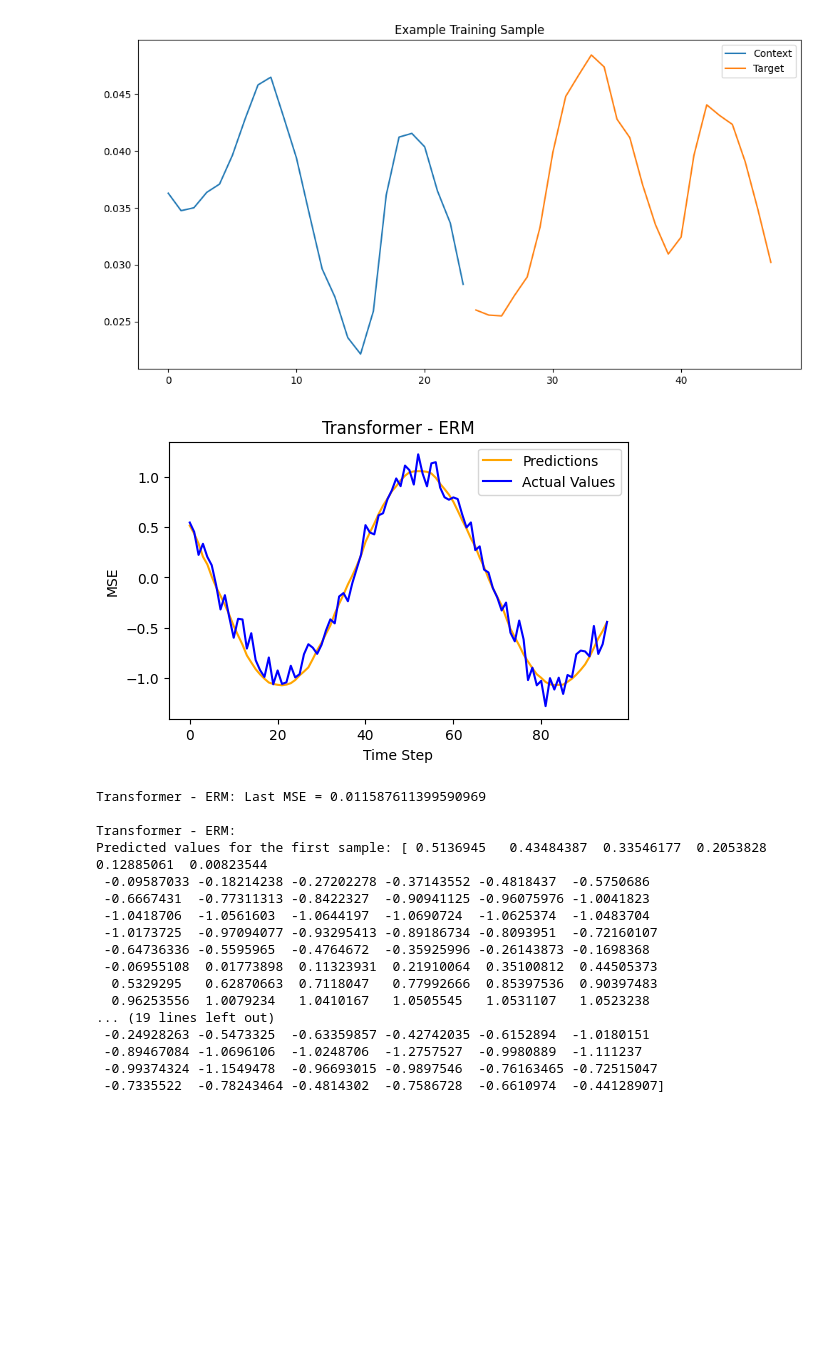
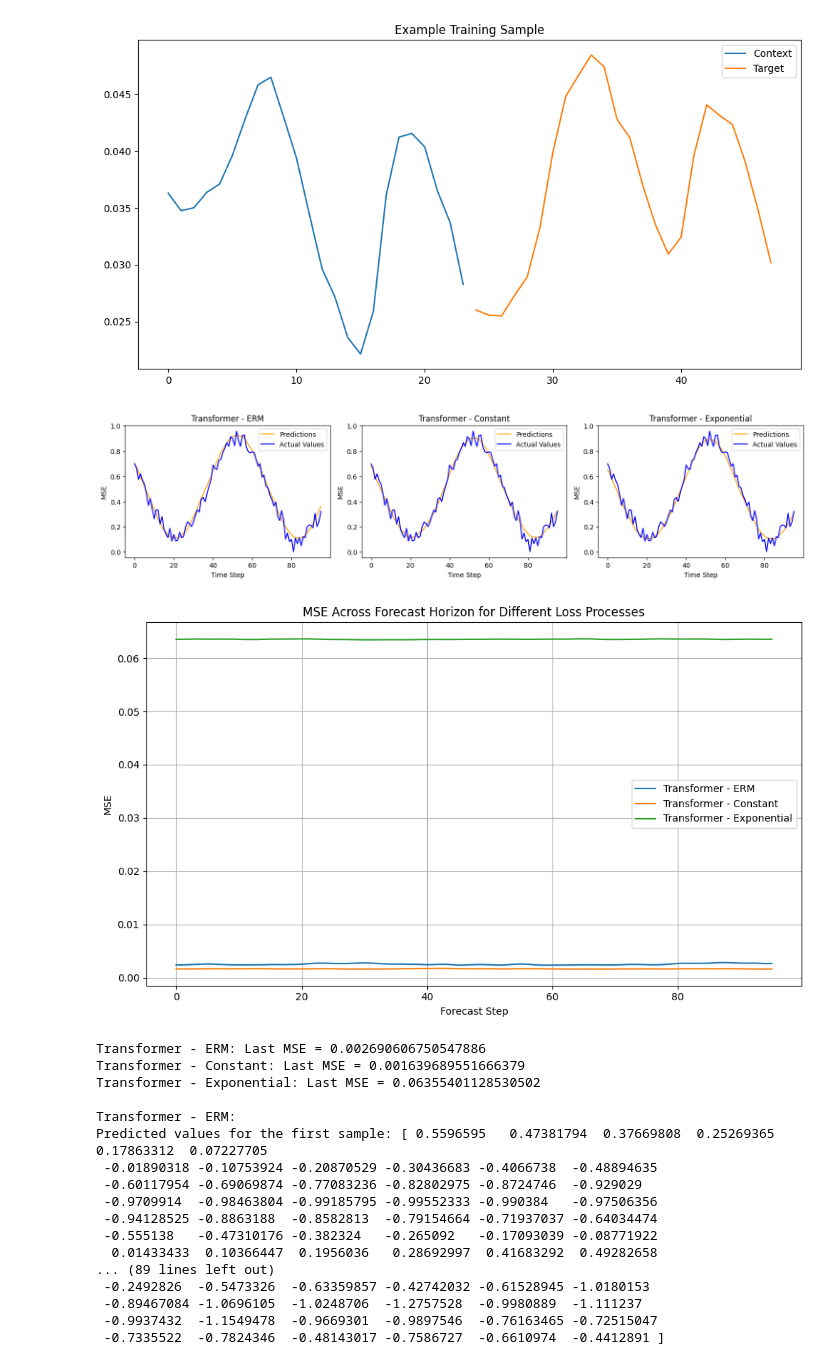
Before and after one commit to basugautam/Reproducibility-Challenge-Project, a Jupyter notebook: Project_Model.ipynb, the cells around one changed output. Cells and saved outputs as stored; diff of their text form; code cells hidden in the pictures; blank space fills up the shorter version.

Commit message:
Modeling of multi transformer model with Transformer training output

```diff
--- a/Project_Model.ipynb
+++ b/Project_Model.ipynb
@@ -429,6 +537,7 @@ def run_experiment(models, loss_processes, data, context_length, pred_length, ep
                 'train_loss': train_loss,
                 'val_loss': val_loss,
                 'final_step_loss': val_loss[-1],  # Final validation step losses
+                'val_loss_per_step': val_loss[-1],
                 'predictions': trainer.predict(X_val)  # Predictions for validation set
             }
 
@@ -466,6 +575,29 @@ def print_last_mse(results):
         model_name, process = key.split('_')
         print(f"{model_name} - {process}: Last MSE = {result['final_step_loss'][-1]}")
 
+def plot_mse_comparison(results, pred_length):
+    """Plot the MSE for ERM, Constant, and Exponential loss processes on the same plot."""
+    plt.figure(figsize=(10, 6))
+
+    for key, result in results.items():
+        model_name, process = key.split('_')
+
+        if process in ['ERM', 'Constant', 'Exponential']:
+            if 'val_loss_per_step' in result:
+                mse_values = result['val_loss_per_step']  # shape: (pred_length,)
+                plt.plot(np.arange(pred_length), mse_values, label=f"{model_name} - {process}")
+            else:
+                print(f"[Warning] No per-step MSE for {key}, skipping.")
+
+    plt.xlabel('Forecast Step')
+    plt.ylabel('MSE')
+    plt.title('MSE Across Forecast Horizon for Different Loss Processes')
+    plt.legend()
+    plt.grid(True)
+    plt.tight_layout()
+    plt.show()
+
+
 ## Main Execution ---------------------------------------------------------------
 
 def main():
@@ -478,16 +610,19 @@ def main():
     data = np.sin(time) + 0.1 * np.random.randn(len(time))
     data = data.reshape(-1, 1)  # (n_samples, n_features)
 
+    scaler = MinMaxScaler()
+    data = scaler.fit_transform(data)
+
     # Experiment parameters
     context_length = 96
     pred_length = 96
     epochs = 20
 
     # Models to test
-    #models = [Transformer, Informer, Autoformer]
+    #models = [Transformer, NonstationaryTransformer, Pyraformer, Reformer, Informer, Autoformer]
     #loss_processes = ['ERM', 'Constant', 'Exponential']
     models = [Transformer]
-    loss_processes = ['ERM']
+    loss_processes = [ 'ERM', 'Constant', 'Exponential']
 
 
     # Run experiment
@@ -495,49 +630,56 @@ def main():
 
     # Get X_val and y_val from the run_experiment function
     X, y = prepare_data(data, context_length, pred_length)
     split_idx = int(0.8 * len(X))
     X_val, y_val = X[split_idx:], y[split_idx:]
     X_val = torch.FloatTensor(X_val)
     y_val = torch.FloatTensor(y_val)
 
 
     # Plot results
     plot_results(results, pred_length,  X_val, y_val)
-    #plot_results(results, pred_length,  X_val, y_val, predictions, actual_values)
+    plot_mse_comparison(results, pred_length)
 
 
     # Print last MSE values for all models and loss processes
     print_last_mse(results)
 
     # Print predictions and actual values for all model-loss combinations
     for key, result in results.items():
         model_name, process = key.split('_')
         predictions = result['predictions']
         actual_values = y_val.numpy()
+        try:
+          actual_values = scaler.inverse_transform(actual_values.reshape(-1, actual_values.shape[-1])).reshape(actual_values.shape)
+          predictions = scaler.inverse_transform(predictions.reshape(-1, predictions.shape[-1])).reshape(predictions.shape)
+        except:
+          print("Skipping inverse transform (scaler not available)")
+
         print(f"\n{model_name} - {process}:")
         print(f"Predicted values for the first sample: {predictions[0, :, 0]}")
         print(f"Actual values for the first sample: {actual_values[0, :, 0]}")
 
 
 
 if __name__ == "__main__":
     main()
 # %% [output]
-[figure, old version]
+[figure, new version]
+[figure, added]
-Transformer - ERM: Last MSE = 0.011587611399590969
+Transformer - ERM: Last MSE = 0.002690606750547886
+Transformer - Constant: Last MSE = 0.001639689551666379
+Transformer - Exponential: Last MSE = 0.06355401128530502
 
 Transformer - ERM:
-Predicted values for the first sample: [ 0.5136945   0.43484387  0.33546177  0.2053828   0.12885061  0.00823544
- -0.09587033 -0.18214238 -0.27202278 -0.37143552 -0.4818437  -0.5750686
- -0.6667431  -0.77311313 -0.8422327  -0.90941125 -0.96075976 -1.0041823
- -1.0418706  -1.0561603  -1.0644197  -1.0690724  -1.0625374  -1.0483704
- -1.0173725  -0.97094077 -0.93295413 -0.89186734 -0.8093951  -0.72160107
- -0.64736336 -0.5595965  -0.4764672  -0.35925996 -0.26143873 -0.1698368
- -0.06955108  0.01773898  0.11323931  0.21910064  0.35100812  0.44505373
-  0.5329295   0.62870663  0.7118047   0.77992666  0.85397536  0.90397483
-  0.96253556  1.0079234   1.0410167   1.0505545   1.0531107   1.0523238
-... (19 lines left out)
- -0.24928263 -0.5473325  -0.63359857 -0.42742035 -0.6152894  -1.0180151
- -0.89467084 -1.0696106  -1.0248706  -1.2757527  -0.9980889  -1.111237
- -0.99374324 -1.1549478  -0.96693015 -0.9897546  -0.76163465 -0.72515047
- -0.7335522  -0.78243464 -0.4814302  -0.7586728  -0.6610974  -0.44128907]
+Predicted values for the first sample: [ 0.5596595   0.47381794  0.37669808  0.25269365  0.17863312  0.07227705
+ -0.01890318 -0.10753924 -0.20870529 -0.30436683 -0.4066738  -0.48894635
+ -0.60117954 -0.69069874 -0.77083236 -0.82802975 -0.8724746  -0.929029
+ -0.9709914  -0.98463804 -0.99185795 -0.99552333 -0.990384   -0.97506356
+ -0.94128525 -0.8863188  -0.8582813  -0.79154664 -0.71937037 -0.64034474
+ -0.555138   -0.47310176 -0.382324   -0.265092   -0.17093039 -0.08771922
+  0.01433433  0.10366447  0.1956036   0.28692997  0.41683292  0.49282658
+... (89 lines left out)
+ -0.2492826  -0.5473326  -0.63359857 -0.42742032 -0.61528945 -1.0180153
+ -0.89467084 -1.0696105  -1.0248706  -1.2757528  -0.9980889  -1.111237
+ -0.9937432  -1.1549478  -0.9669301  -0.9897546  -0.76163465 -0.72515047
+ -0.7335522  -0.7824346  -0.48143017 -0.7586727  -0.6610974  -0.4412891 ]
```
Also changed, not shown: parts of 3 cells of this notebook.
